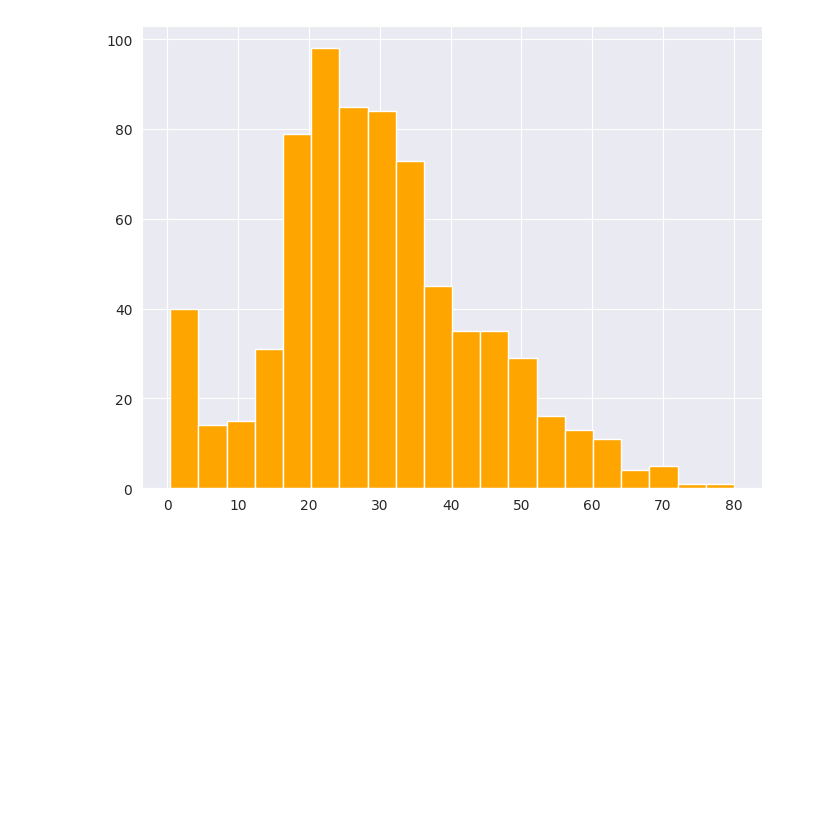
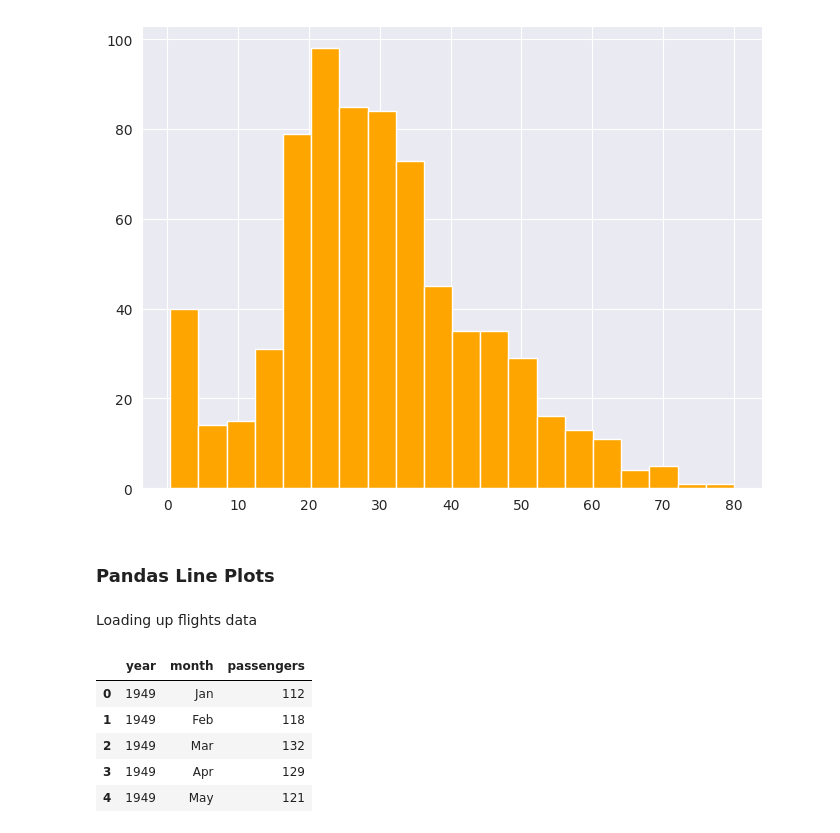
Before and after one commit to KennedyMungai/pandas_proper_intro, a Jupyter notebook: pandas.ipynb, the cells around one changed output. Drawn from its saved outputs; the diff is of its cells as text; code cells hidden in the pictures; blank space fills up the shorter version.

Commit message:
Loaded the flights data

```diff
--- a/pandas.ipynb
+++ b/pandas.ipynb
@@ -1102,3 +1102,17 @@ titanic_data['age'].hist(bins=20, color = 'orange')
 # %% [output]
 <Axes: >
 [figure]
+# %% [markdown]
+<h3>Pandas Line Plots</h3>
+# %% [markdown]
+<p>Loading up flights data</p>
+# %%
+flights_data = sns.load_dataset('flights')
+flights_data.head()
+# %% [output]
+|  | year | month | passengers |
+| 0 | 1949 | Jan | 112 |
+| 1 | 1949 | Feb | 118 |
+| 2 | 1949 | Mar | 132 |
+| 3 | 1949 | Apr | 129 |
+| 4 | 1949 | May | 121 |
```
